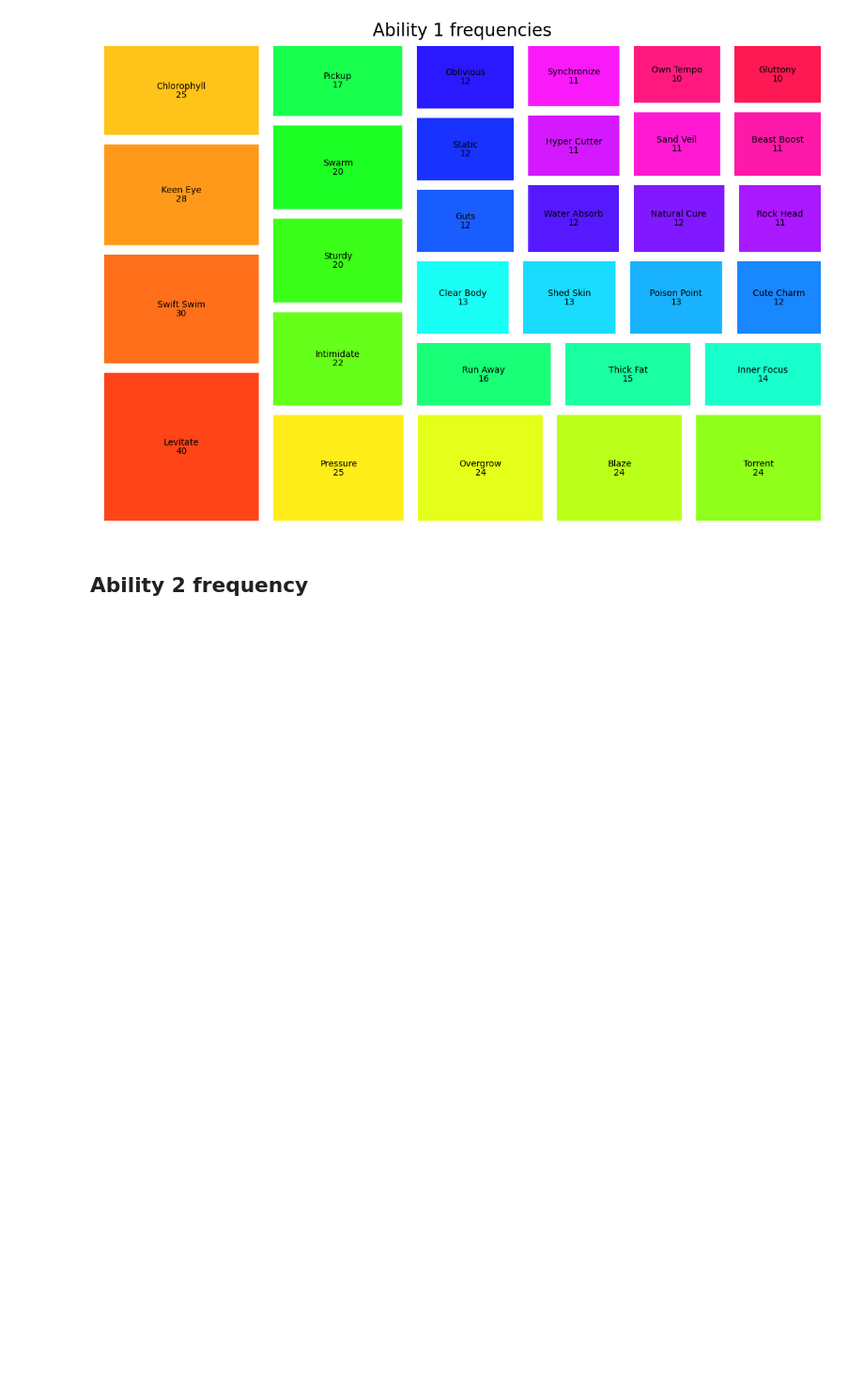
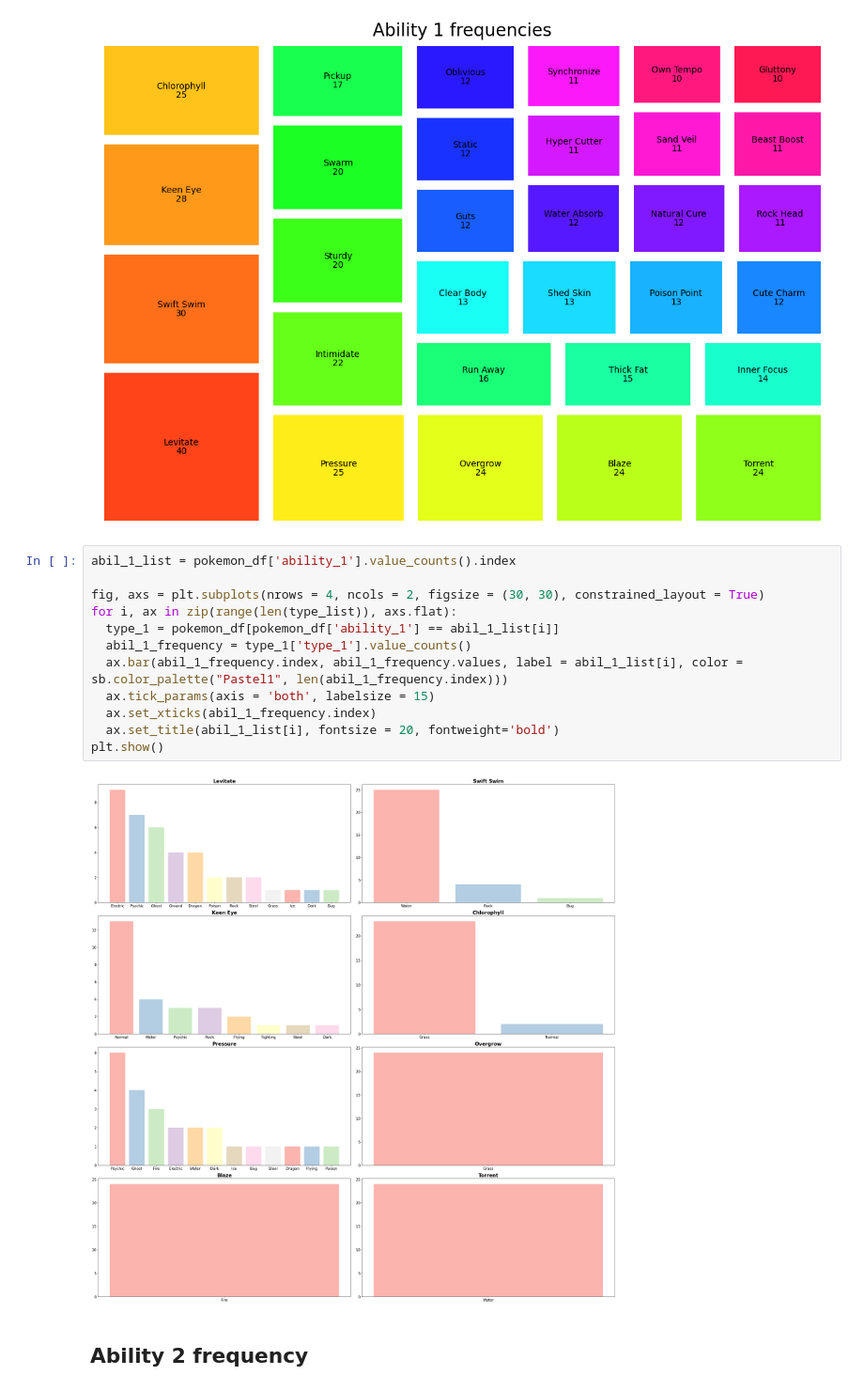
Before and after one commit to BiancaBenelli/Pokemon_project, a Jupyter notebook: Pokemon.ipynb, the cells around one changed output. Shown at 94% size. Drawn from its saved outputs; the diff is of its cells as text; blank space fills up the shorter version.

Commit message:
ability_1 plot added

```diff
--- a/Pokemon.ipynb
+++ b/Pokemon.ipynb
@@ -226,6 +226,20 @@ plt.axis('off')
 plt.show()
 # %% [output]
 [figure]
+# %%
+abil_1_list = pokemon_df['ability_1'].value_counts().index
+
+fig, axs = plt.subplots(nrows = 4, ncols = 2, figsize = (30, 30), constrained_layout = True)
+for i, ax in zip(range(len(type_list)), axs.flat):
+  type_1 = pokemon_df[pokemon_df['ability_1'] == abil_1_list[i]]
+  abil_1_frequency = type_1['type_1'].value_counts()
+  ax.bar(abil_1_frequency.index, abil_1_frequency.values, label = abil_1_list[i], color = sb.color_palette("Pastel1", len(abil_1_frequency.index)))
+  ax.tick_params(axis = 'both', labelsize = 15)
+  ax.set_xticks(abil_1_frequency.index)
+  ax.set_title(abil_1_list[i], fontsize = 20, fontweight='bold')
+plt.show()
+# %% [output]
+[figure, added]
 # %% [markdown]
 ## Ability 2 frequency
 # %%
```
